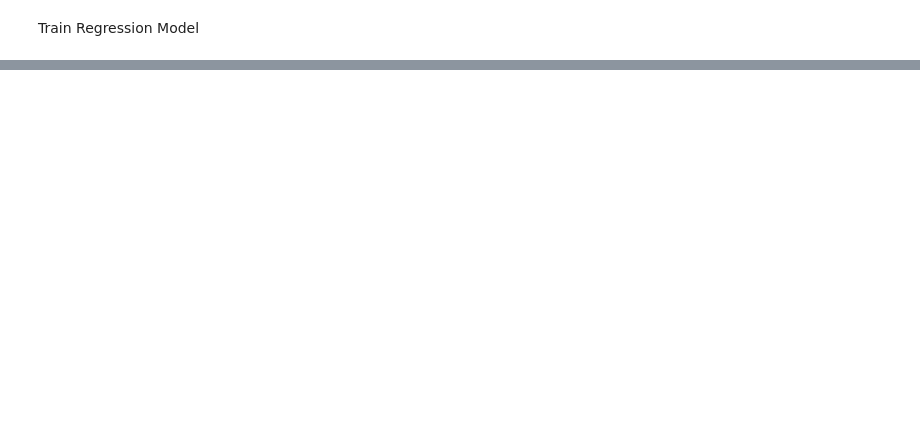
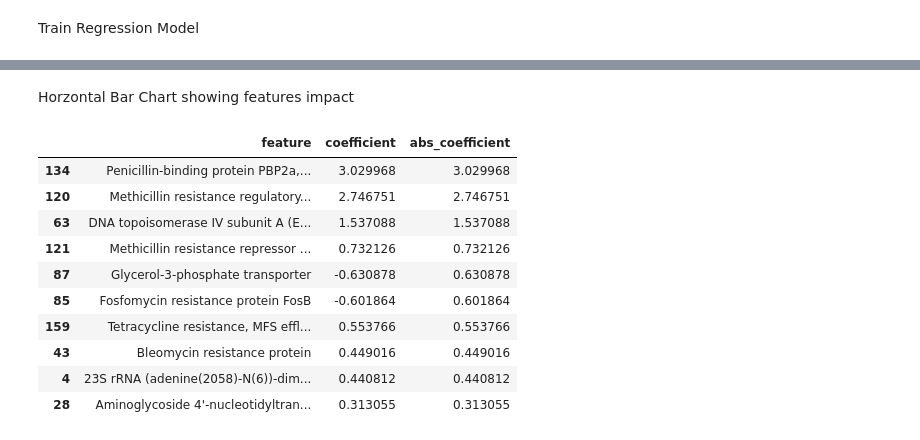
Before and after one commit to maximilienT/AntibioticResistancePredictor, a Jupyter notebook: AnitioticResistancePredictor.ipynb, the cells around one changed output, grey strips where cells are left out. Drawn from its saved outputs; the diff is of its cells as text; code cells hidden in the pictures; blank space fills up the shorter version.

```diff
--- a/AnitioticResistancePredictor.ipynb
+++ b/AnitioticResistancePredictor.ipynb
@@ -357,0 +416,16 @@ Train Regression Model
+# %% [markdown]
+Horzontal Bar Chart showing features impact
+# %%
+coef_df.iloc[0:10,:]
+# %% [output]
+|  | feature | coefficient | abs_coefficient |
+| 134 | Penicillin-binding protein PBP2a,... | 3.029968 | 3.029968 |
+| 120 | Methicillin resistance regulatory... | 2.746751 | 2.746751 |
+| 63 | DNA topoisomerase IV subunit A (E... | 1.537088 | 1.537088 |
+| 121 | Methicillin resistance repressor ... | 0.732126 | 0.732126 |
+| 87 | Glycerol-3-phosphate transporter | -0.630878 | 0.630878 |
+| 85 | Fosfomycin resistance protein FosB | -0.601864 | 0.601864 |
+| 159 | Tetracycline resistance, MFS effl... | 0.553766 | 0.553766 |
+| 43 | Bleomycin resistance protein | 0.449016 | 0.449016 |
+| 4 | 23S rRNA (adenine(2058)-N(6))-dim... | 0.440812 | 0.440812 |
+| 28 | Aminoglycoside 4'-nucleotidyltran... | 0.313055 | 0.313055 |
```
Also changed, not shown: parts of 6 cells of this notebook.
